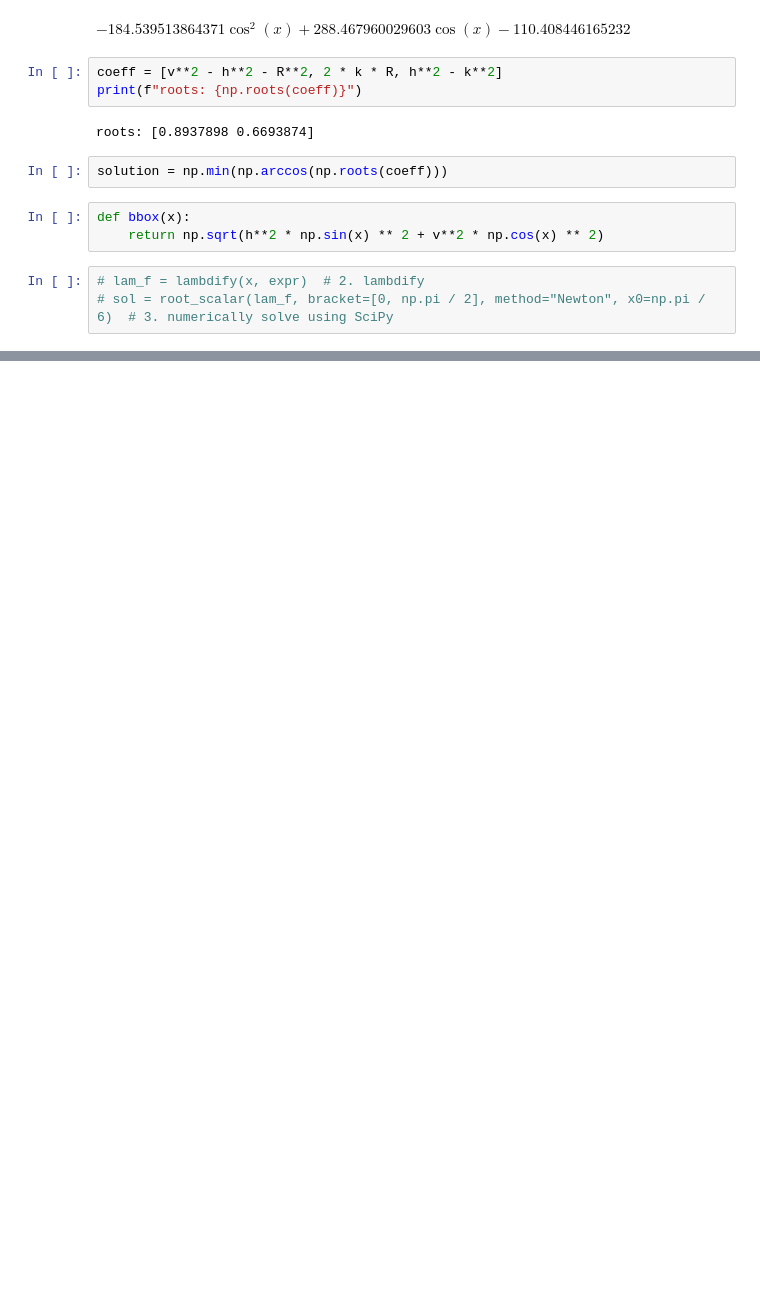
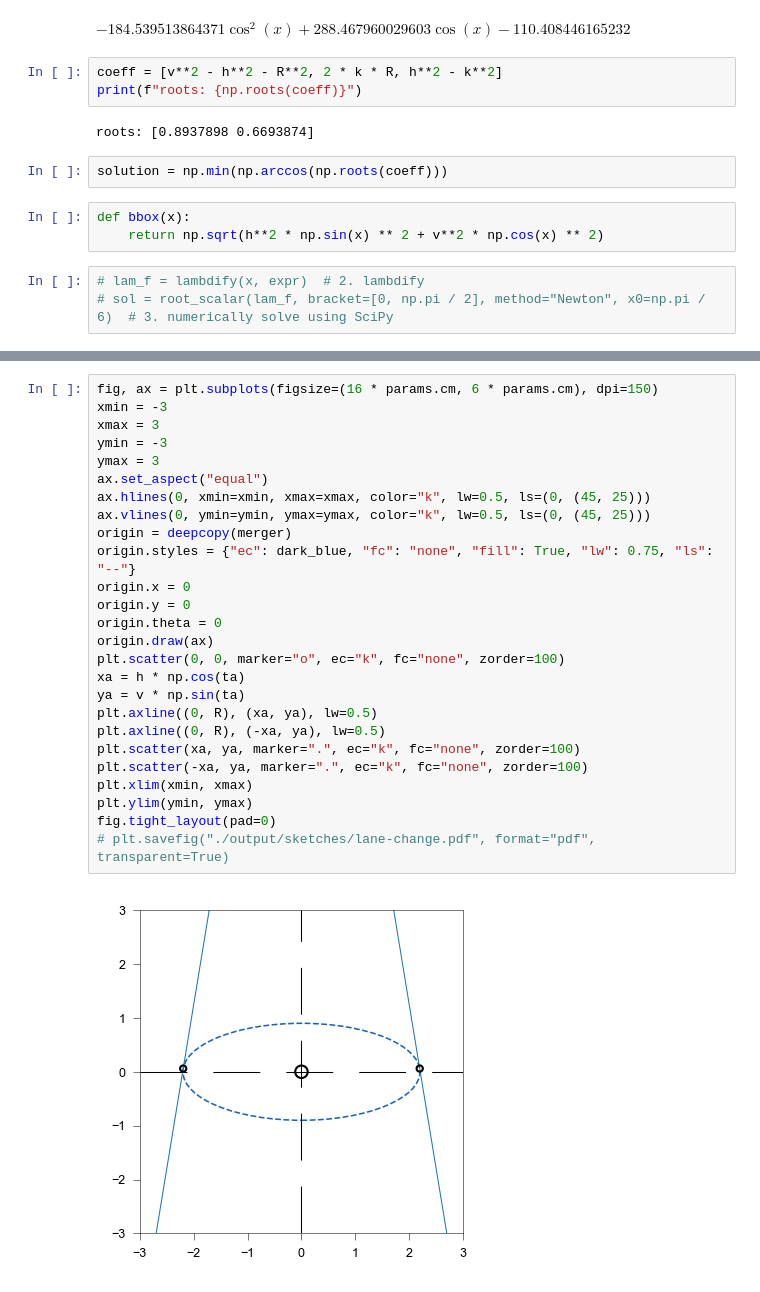
Before and after one commit to EPFL-ENAC/LUTS-pneuma-simulator, a Jupyter notebook: notebooks/discrete.ipynb, the cells around one changed output, grey strips where cells are left out. Drawn from its saved outputs; the diff is of its cells as text; blank space fills up the shorter version.

```diff
--- a/notebooks/discrete.ipynb
+++ b/notebooks/discrete.ipynb
@@ -306,0 +312,28 @@ fig.tight_layout(pad=0)
+# %%
+fig, ax = plt.subplots(figsize=(16 * params.cm, 6 * params.cm), dpi=150)
+xmin = -3
+xmax = 3
+ymin = -3
+ymax = 3
+ax.set_aspect("equal")
+ax.hlines(0, xmin=xmin, xmax=xmax, color="k", lw=0.5, ls=(0, (45, 25)))
+ax.vlines(0, ymin=ymin, ymax=ymax, color="k", lw=0.5, ls=(0, (45, 25)))
+origin = deepcopy(merger)
+origin.styles = {"ec": dark_blue, "fc": "none", "fill": True, "lw": 0.75, "ls": "--"}
+origin.x = 0
+origin.y = 0
+origin.theta = 0
+origin.draw(ax)
+plt.scatter(0, 0, marker="o", ec="k", fc="none", zorder=100)
+xa = h * np.cos(ta)
+ya = v * np.sin(ta)
+plt.axline((0, R), (xa, ya), lw=0.5)
+plt.axline((0, R), (-xa, ya), lw=0.5)
+plt.scatter(xa, ya, marker=".", ec="k", fc="none", zorder=100)
+plt.scatter(-xa, ya, marker=".", ec="k", fc="none", zorder=100)
+plt.xlim(xmin, xmax)
+plt.ylim(ymin, ymax)
+fig.tight_layout(pad=0)
+# plt.savefig("./output/sketches/lane-change.pdf", format="pdf", transparent=True)
+# %% [output]
+[figure, added]
```
Also changed, not shown: parts of 3 cells of this notebook.
